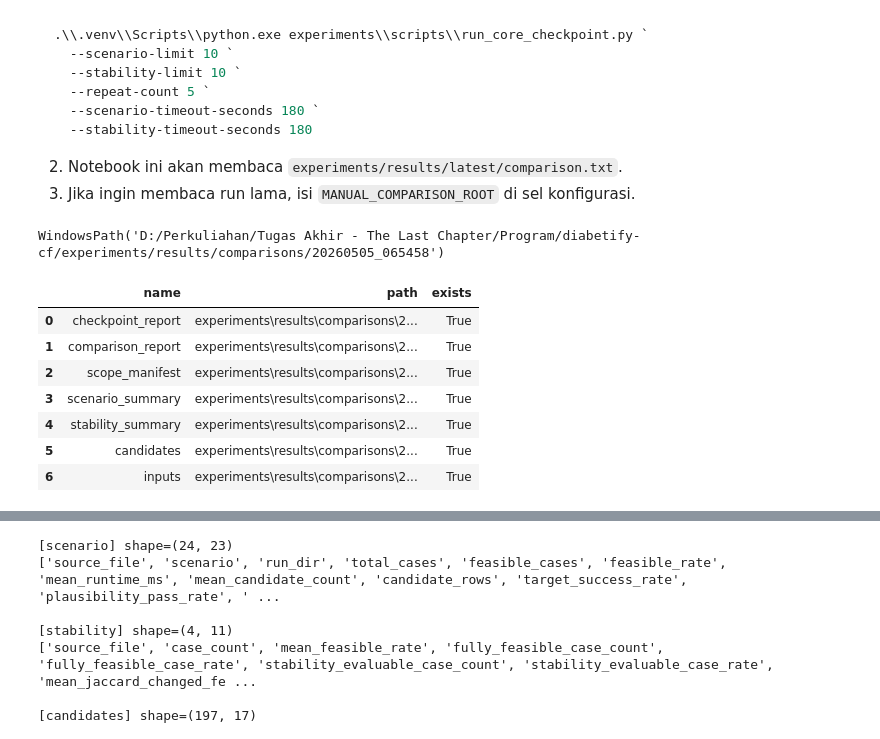
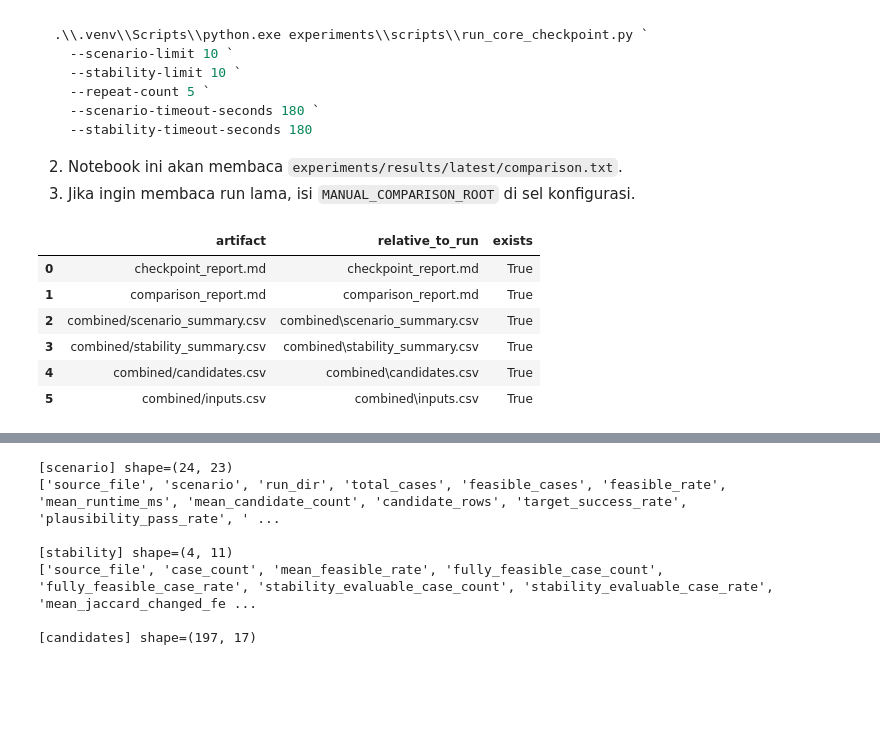
Before and after one commit to Diabetify-2-0/diabetify-cf, a Jupyter notebook: experiments/notebooks/core_benchmark_analysis.ipynb, the cells around one changed output, grey strips where cells are left out. Saved outputs shown, nothing was run; the diff lists cells and outputs as text; code cells hidden in the pictures; blank space fills up the shorter version.

```diff
--- a/experiments/notebooks/core_benchmark_analysis.ipynb
+++ b/experiments/notebooks/core_benchmark_analysis.ipynb
@@ -45,7 +45,6 @@ def find_repo_root(start: Path) -> Path:
         if (candidate / "pyproject.toml").exists():
             return candidate
     raise FileNotFoundError("Tidak menemukan repo root yang berisi pyproject.toml")
-
 
 REPO_ROOT = find_repo_root(Path.cwd())
 RESULTS_ROOT = REPO_ROOT / "experiments" / "results"
@@ -59,43 +58,41 @@ if MANUAL_COMPARISON_ROOT:
 else:
     latest_relative = LATEST_POINTER.read_text(encoding="utf-8").strip()
     COMPARISON_ROOT = REPO_ROOT / latest_relative
-
-COMPARISON_ROOT
-# %% [output]
-WindowsPath('D:/Perkuliahan/Tugas Akhir - The Last Chapter/Program/diabetify-cf/experiments/results/comparisons/20260505_065458')
 # %%
 CHECKPOINT_REPORT_PATH = COMPARISON_ROOT / "checkpoint_report.md"
 COMPARISON_REPORT_PATH = COMPARISON_ROOT / "comparison_report.md"
-SCOPE_MANIFEST_PATH = COMPARISON_ROOT / "core_benchmark_scope.json"
 COMBINED_DIR = COMPARISON_ROOT / "combined"
 
 SCENARIO_SUMMARY_PATH = COMBINED_DIR / "scenario_summary.csv"
 STABILITY_SUMMARY_PATH = COMBINED_DIR / "stability_summary.csv"
 CANDIDATES_PATH = COMBINED_DIR / "candidates.csv"
 INPUTS_PATH = COMBINED_DIR / "inputs.csv"
 
-paths = {
-    "checkpoint_report": CHECKPOINT_REPORT_PATH,
-    "comparison_report": COMPARISON_REPORT_PATH,
-    "scope_manifest": SCOPE_MANIFEST_PATH,
-    "scenario_summary": SCENARIO_SUMMARY_PATH,
-    "stability_summary": STABILITY_SUMMARY_PATH,
-    "candidates": CANDIDATES_PATH,
-    "inputs": INPUTS_PATH,
-}
+artifacts = [
+    ("checkpoint_report.md", CHECKPOINT_REPORT_PATH),
+    ("comparison_report.md", COMPARISON_REPORT_PATH),
+    ("combined/scenario_summary.csv", SCENARIO_SUMMARY_PATH),
+    ("combined/stability_summary.csv", STABILITY_SUMMARY_PATH),
+    ("combined/candidates.csv", CANDIDATES_PATH),
+    ("combined/inputs.csv", INPUTS_PATH),
+]
 
-pd.DataFrame(
-    [{"name": key, "path": str(path.relative_to(REPO_ROOT)), "exists": path.exists()} for key, path in paths.items()]
-)
+pd.DataFrame([
+    {
+        "artifact": label,
+        "relative_to_run": str(path.relative_to(COMPARISON_ROOT)),
+        "exists": path.exists(),
+    }
+    for label, path in artifacts
+])
 # %% [output]
-|  | name | path | exists |
-| 0 | checkpoint_report | experiments\results\comparisons\2... | True |
-| 1 | comparison_report | experiments\results\comparisons\2... | True |
-| 2 | scope_manifest | experiments\results\comparisons\2... | True |
-| 3 | scenario_summary | experiments\results\comparisons\2... | True |
-| 4 | stability_summary | experiments\results\comparisons\2... | True |
-| 5 | candidates | experiments\results\comparisons\2... | True |
-| 6 | inputs | experiments\results\comparisons\2... | True |
+|  | artifact | relative_to_run | exists |
+| 0 | checkpoint_report.md | checkpoint_report.md | True |
+| 1 | comparison_report.md | comparison_report.md | True |
+| 2 | combined/scenario_summary.csv | combined\scenario_summary.csv | True |
+| 3 | combined/stability_summary.csv | combined\stability_summary.csv | True |
+| 4 | combined/candidates.csv | combined\candidates.csv | True |
+| 5 | combined/inputs.csv | combined\inputs.csv | True |
 # %%
 display(Markdown(CHECKPOINT_REPORT_PATH.read_text(encoding="utf-8")))
 display(Markdown(COMPARISON_REPORT_PATH.read_text(encoding="utf-8")))
```
Also changed, not shown: parts of 1 cell of this notebook, 18 other files.
